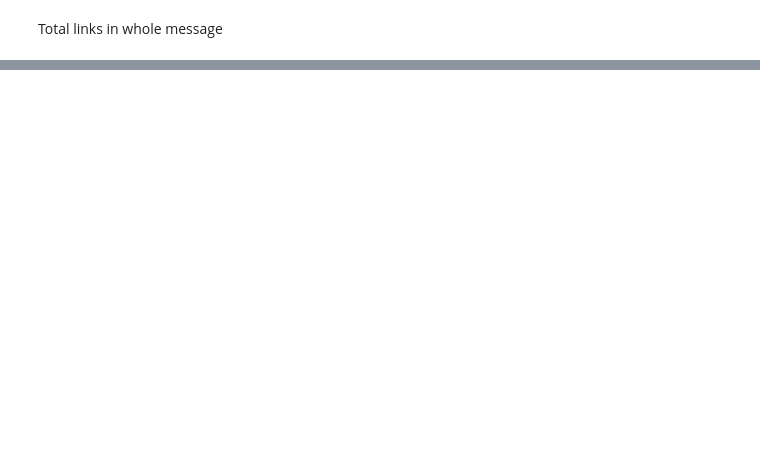
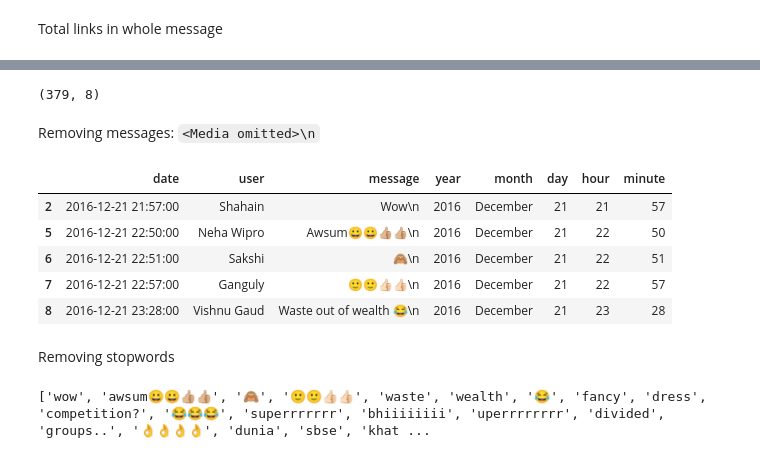
Before and after one commit to sudeepSubedi01/whatsapp-chat-analysis, a Jupyter notebook: chat-analyzer.ipynb, the cells around one changed output, grey strips where cells are left out. Drawn from its saved outputs; the diff is of its cells as text; code cells hidden in the pictures; blank space fills up the shorter version.

Commit message:
word cloud and most common words

```diff
--- a/chat-analyzer.ipynb
+++ b/chat-analyzer.ipynb
@@ -293,0 +389,3 @@ ext.find_urls(' '.join(df['message'].values.tolist()))
+# %%
+temp_df = df[df['user'] != 'group_notification']
+temp_df.sample(6)
@@ -293,0 +400,6 @@ ext.find_urls(' '.join(df['message'].values.tolist()))
+# %%
+temp_df.shape
+# %% [output]
+(379, 8)
+# %% [markdown]
+Removing messages: `<Media omitted>\n`
@@ -293,0 +408,12 @@ ext.find_urls(' '.join(df['message'].values.tolist()))
+# %%
+temp_df = temp_df[~temp_df['message'].str.strip().isin(media_list)]
+temp_df.head()
+# %% [output]
+|  | date | user | message | year | month | day | hour | minute |
+| 2 | 2016-12-21 21:57:00 | Shahain | Wow\n | 2016 | December | 21 | 21 | 57 |
+| 5 | 2016-12-21 22:50:00 | Neha Wipro | Awsum😀😀👍🏼👍🏼\n | 2016 | December | 21 | 22 | 50 |
+| 6 | 2016-12-21 22:51:00 | Sakshi | 🙈\n | 2016 | December | 21 | 22 | 51 |
+| 7 | 2016-12-21 22:57:00 | Ganguly | 🙂🙂👍🏻👍🏻\n | 2016 | December | 21 | 22 | 57 |
+| 8 | 2016-12-21 23:28:00 | Vishnu Gaud | Waste out of wealth 😂\n | 2016 | December | 21 | 23 | 28 |
+# %% [markdown]
+Removing stopwords
@@ -293,0 +425,10 @@ ext.find_urls(' '.join(df['message'].values.tolist()))
+# %%
+words = []
+for message in temp_df['message']:
+  for msg in message.lower().split():
+    if msg not in stop_words:
+      words.append(msg)
+
+print(words)
+# %% [output]
+['wow', 'awsum😀😀👍🏼👍🏼', '🙈', '🙂🙂👍🏻👍🏻', 'waste', 'wealth', '😂', 'fancy', 'dress', 'competition?', '😂😂😂', 'superrrrrrr', 'bhiiiiiiii', 'uperrrrrrrr', 'divided', 'groups..', '👌👌👌👌', 'dunia', 'sbse', 'khat ...
```
Also changed, not shown: parts of 45 cells of this notebook, 5 other files.
